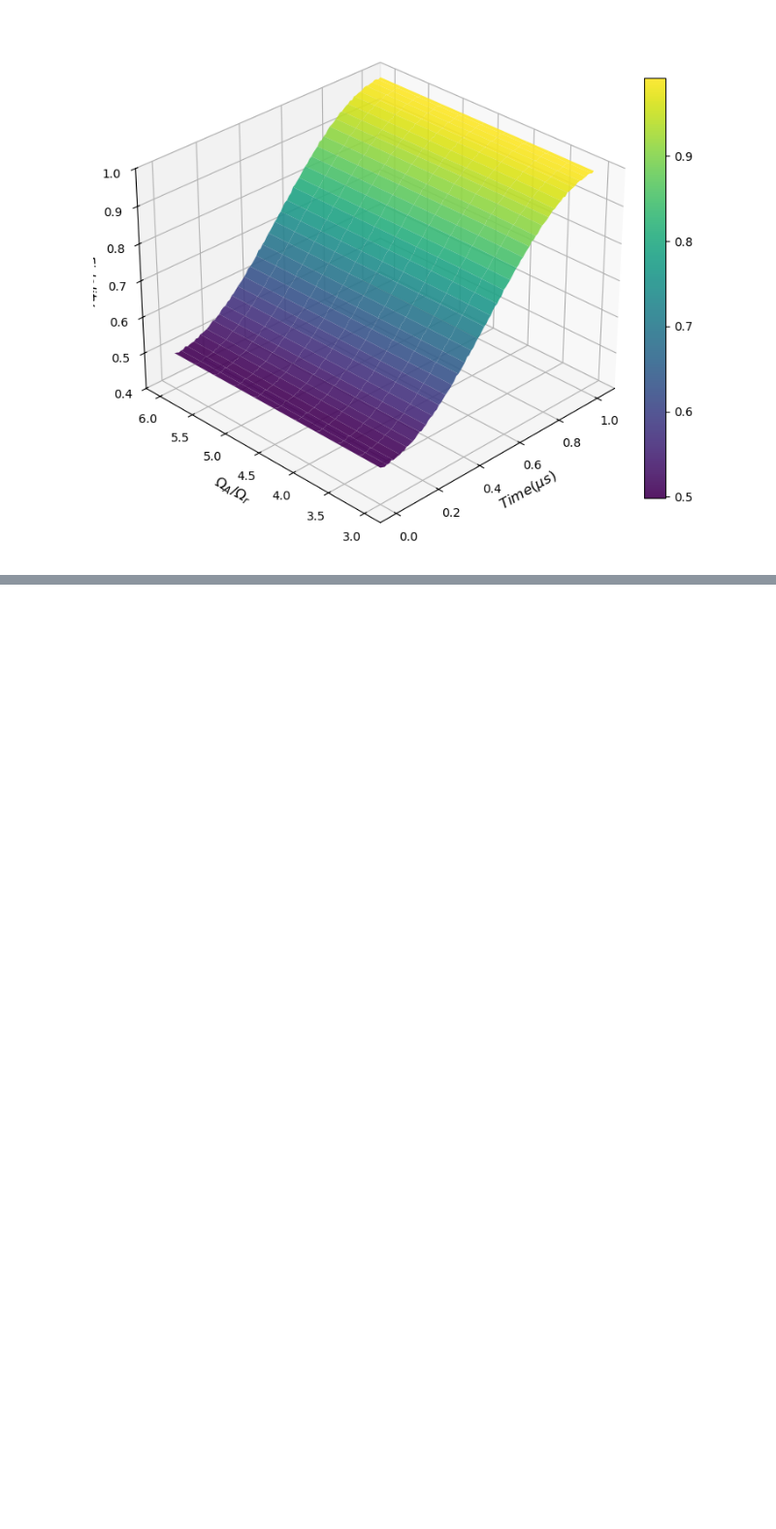
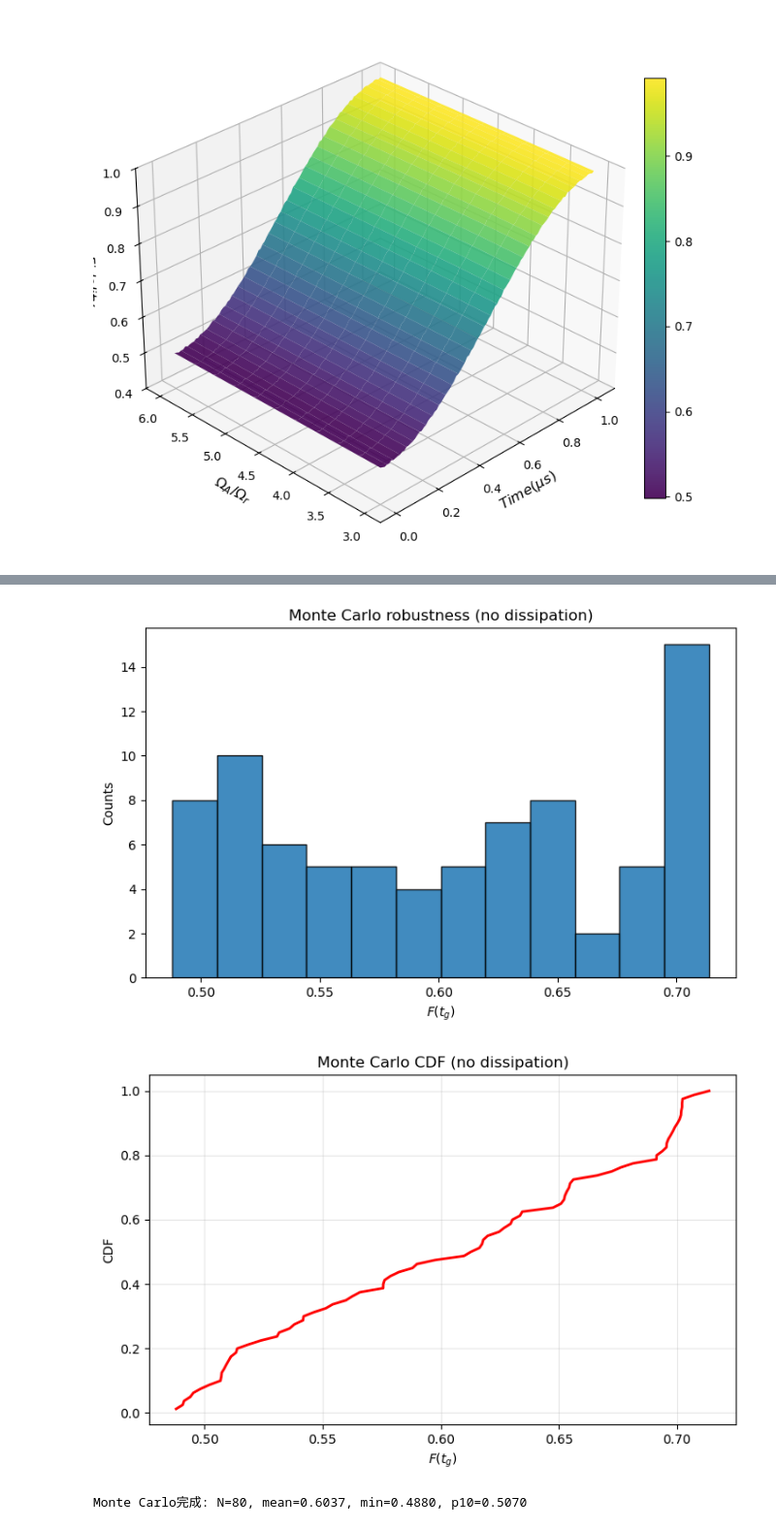
Before and after one commit to Leonardo-Liszt/My_Quantum_Projects, a Jupyter notebook: codes/CCNOT_simulate.ipynb, the cells around one changed output, grey strips where cells are left out. Shown at 97% size. Drawn from its saved outputs; the diff is of its cells as text; code cells hidden in the pictures; blank space fills up the shorter version.

```diff
--- a/codes/CCNOT_simulate.ipynb
+++ b/codes/CCNOT_simulate.ipynb
@@ -515,0 +788,52 @@ def H_full_rot(Delta_r,Delta_A,Omega_r,Omega_A):        ##  原始Hamiltonian定
+# %%
+# ===== 第16格：无耗散多参数随机误差（Monte Carlo）统计 =====
+
+# 目的：模拟“多个参数同时存在误差”时，门保真度的分布
+# 误差模型：每个参数在 [-10%, +10%] 均匀随机
+
+rng = np.random.default_rng(2026)
+num_samples = 80   # 先用 80，跑通后可加到 200/500
+
+F_mc = np.zeros(num_samples)
+for k in range(num_samples):
+    e_omr = rng.uniform(-0.10, 0.10)
+    e_oma = rng.uniform(-0.10, 0.10)
+    e_dr  = rng.uniform(-0.10, 0.10)
+    e_da  = rng.uniform(-0.10, 0.10)
+    e_v   = rng.uniform(-0.10, 0.10)
+
+    F_mc[k] = F_gate_no_diss(
+        scale_Omr=1 + e_omr,
+        scale_OmA=1 + e_oma,
+        scale_Dr=1 + e_dr,
+        scale_DA=1 + e_da,
+        scale_V=1 + e_v,
+    )
+
+# 直方图：展示样本分布
+plt.figure(figsize=(7.2, 4.8))
+plt.hist(F_mc, bins=12, color='tab:blue', alpha=0.85, edgecolor='k')
+plt.xlabel(r'$F(t_g)$')
+plt.ylabel('Counts')
+plt.title('Monte Carlo robustness (no dissipation)')
+plt.tight_layout()
+plt.show()
+
+# 累积分布 CDF：读“达到某阈值的比例”更直观
+F_sorted = np.sort(F_mc)
+cdf = np.arange(1, num_samples + 1) / num_samples
+
+plt.figure(figsize=(7.2, 4.8))
+plt.plot(F_sorted, cdf, 'r-', lw=2)
+plt.xlabel(r'$F(t_g)$')
+plt.ylabel('CDF')
+plt.title('Monte Carlo CDF (no dissipation)')
+plt.grid(alpha=0.3)
+plt.tight_layout()
+plt.show()
+
+print(f'Monte Carlo完成: N={num_samples}, mean={F_mc.mean():.4f}, min={F_mc.min():.4f}, p10={np.percentile(F_mc,10):.4f}')
+# %% [output]
+[figure, added]
+[figure, added]
+Monte Carlo完成: N=80, mean=0.6037, min=0.4880, p10=0.5070
```
Also changed, not shown: parts of 5 cells of this notebook, 20 other files.
